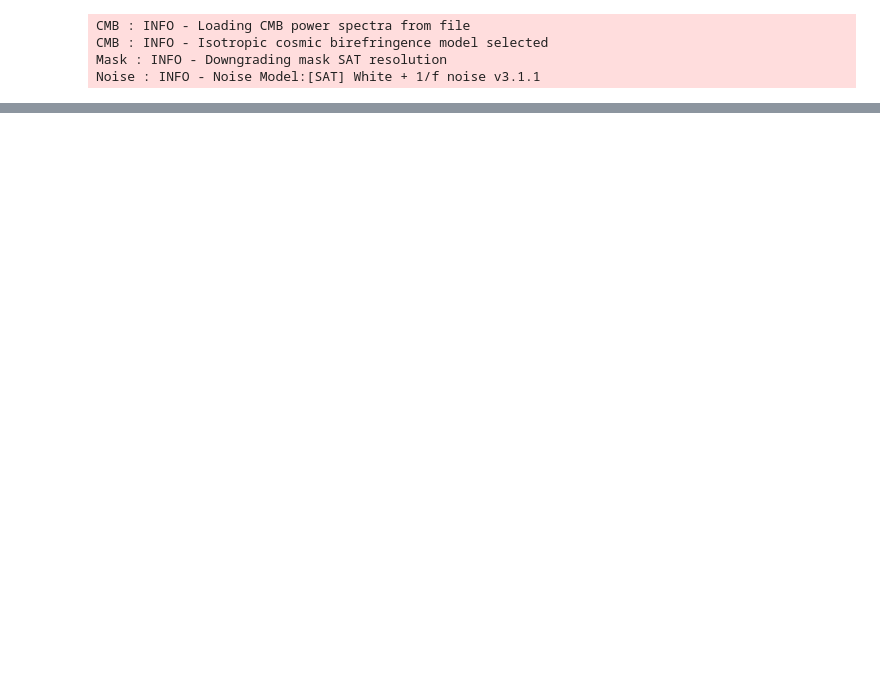
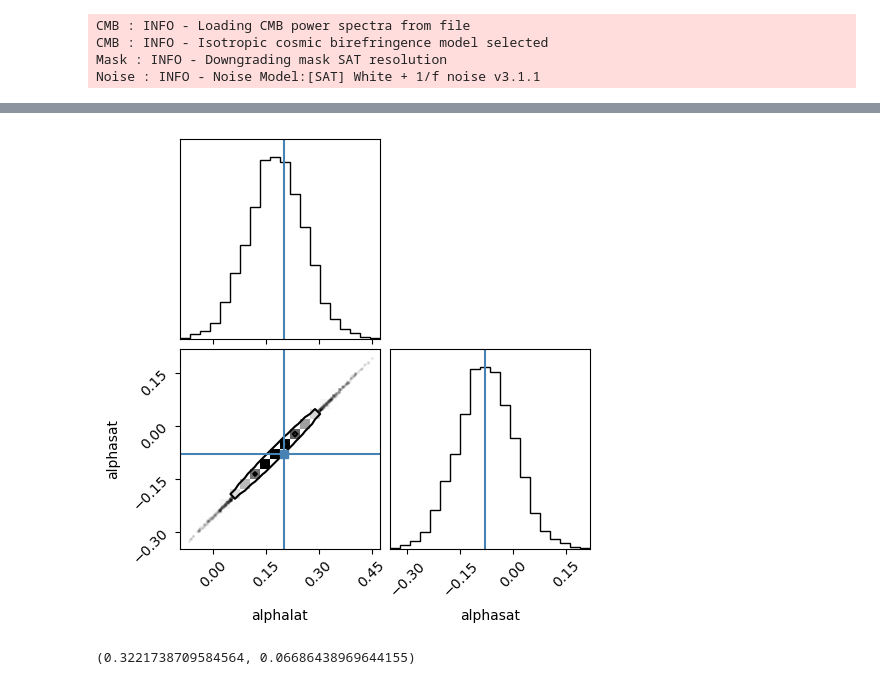
Before and after one commit to antolonappan/solat_cb, a Jupyter notebook: notebooks/calibration.ipynb, the cells around one changed output, grey strips where cells are left out. Drawn from its saved outputs; the diff is of its cells as text; code cells hidden in the pictures; blank space fills up the shorter version.

```diff
--- a/notebooks/calibration.ipynb
+++ b/notebooks/calibration.ipynb
@@ -93,0 +128,34 @@ plt.loglog(s[3,3,2])
+# %%
+def chisq_diff(theta):
+    alphalat,alphasat = theta
+    model = theory(alphalat - alphasat)
+    diff_freq1 = lat_freq1 - sat_freq1
+    diff_freq2 = lat_freq2 - sat_freq2
+    chisq_freq1 = np.sum((diff_freq1.mean(axis=0) - model)/diff_freq1.std(axis=0))**2
+    chisq_freq2 = np.sum((diff_freq2.mean(axis=0) - model)/diff_freq2.std(axis=0))**2
+    return chisq_freq1 + chisq_freq2
+
+def lnprior_diff(theta):
+    alphalat,alphasat = theta
+    mu = -0.08
+    sigma = 0.08
+    lnp = -0.5 * (alphasat - mu)**2 / sigma**2 - np.log(sigma*np.sqrt(2*np.pi))
+    if -0.5 < alphalat < 0.5:
+        return lnp
+    return -np.inf
+
+def ln_likelihood_diff(theta):
+    return -0.5 * chisq_diff(theta)
+
+def ln_prob_diff(theta):
+    lp = lnprior_diff(theta)
+    if not np.isfinite(lp):
+        return -np.inf
+    return lp + ln_likelihood_diff(theta)
+# %%
+pos = np.array([0.2,-0.08]) + 1e-3 * np.random.randn(32, 2)
+nwalkers, ndim = pos.shape
+sampler = emcee.EnsembleSampler(nwalkers, ndim, ln_prob_diff, threads=4)
+sample = sampler.run_mcmc(pos, 2000, progress=True)
+# %%
+flat_samples = sampler.get_chain(discard=100, thin=15, flat=True)
@@ -93,0 +166,4 @@ plt.loglog(s[3,3,2])
+# %%
+fig = corner.corner(flat_samples, labels=["alphalat",'alphasat'], truths=[0.2, -0.08])
+# %% [output]
+[figure, added]
@@ -93,0 +213,4 @@ plt.loglog(s[3,3,2])
+# %%
+np.mean(flat_samples[:,2]),np.std(flat_samples[:,2])
+# %% [output]
+(0.3221738709584564, 0.06686438969644155)
```
Also changed, not shown: parts of 25 cells of this notebook, 1 other file.
